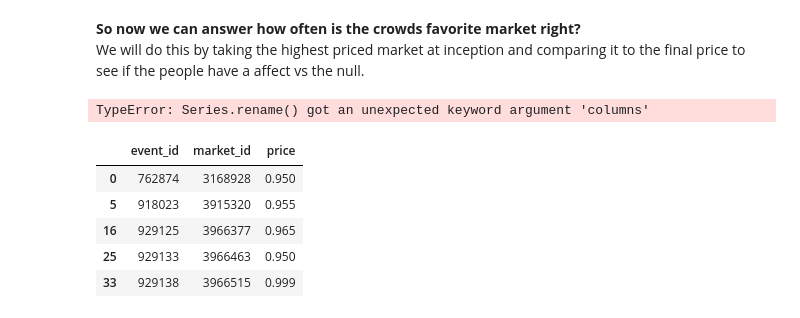
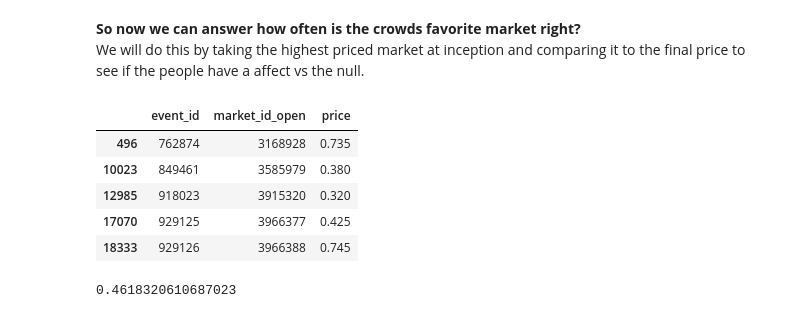
Before and after one commit to dman391/PolymarketWeatherAnalysis, a Jupyter notebook: PolyMarketWeatherAnalysis.ipynb, the cells around one changed output. Drawn from its saved outputs; the diff is of its cells as text; code cells hidden in the pictures.

```diff
--- a/PolyMarketWeatherAnalysis.ipynb
+++ b/PolyMarketWeatherAnalysis.ipynb
@@ -693,40 +693,51 @@ events_where_inception_price_closed_price = []
 df_after_inception.head()
 
 #only contain data where inception is true
 inception_df = df_after_inception[df_after_inception["is_inception"] == True]
 
 #groupby get the max price at inception
 inception_max_prices = inception_df.loc[inception_df.groupby("event_id")["price"].idxmax(),["event_id", "market_id", "price"]]
 
 market_resolve_time = (
     df_after_inception.loc[df_after_inception["price"] >= 0.95]
     .groupby("event_id")["time_bucket"]
     .min()
     .rename("close_time")
 )
 
 event_closing_prices = df_after_inception.merge(
     market_resolve_time,
     left_on=["event_id","time_bucket"],
     right_on=["event_id","close_time"],
     how="inner"
 )[["event_id", "market_id", "price"]]
 
 #closing market winner bucket that has highest price
 winners_buckets = event_closing_prices[event_closing_prices["price"] >= 0.95]
 
 
 #given the markets closing prices we compare the inception highest price ids with the events closing prices
 
+inception_max_prices = inception_max_prices.rename(columns ={"market_id" : "market_id_open"})
+
+winners_buckets = winners_buckets.rename(columns ={"market_id" : "market_id_close"})
+
 inception_max_prices.head()
 # %% [output]
-TypeError: Series.rename() got an unexpected keyword argument 'columns'
+|  | event_id | market_id_open | price |
+| 496 | 762874 | 3168928 | 0.735 |
+| 10023 | 849461 | 3585979 | 0.380 |
+| 12985 | 918023 | 3915320 | 0.320 |
+| 17070 | 929125 | 3966377 | 0.425 |
+| 18333 | 929126 | 3966388 | 0.745 |
 # %%
-winners_buckets.head()
+
+#merge the inception_max_prices df to winners_bucket df such that it is a inner join with incep
+
+price_outcomes_df = inception_max_prices.merge(winners_buckets,left_on=["event_id"],right_on =["event_id"],how="inner")
+#win is defined if the market_id_open is equal to market_id_close
+price_outcomes_df["win"] = (price_outcomes_df["market_id_open"] == price_outcomes_df["market_id_close"])
+
+sum(price_outcomes_df["win"] )/len(price_outcomes_df)
 # %% [output]
-|  | event_id | market_id | price |
-| 0 | 762874 | 3168928 | 0.950 |
-| 5 | 918023 | 3915320 | 0.955 |
-| 16 | 929125 | 3966377 | 0.965 |
-| 25 | 929133 | 3966463 | 0.950 |
-| 33 | 929138 | 3966515 | 0.999 |
+0.4618320610687023
```
